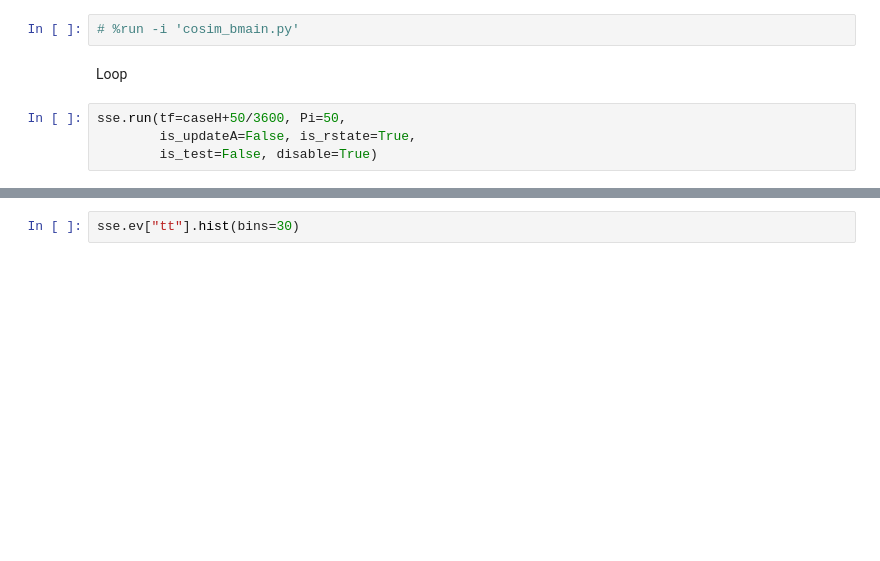
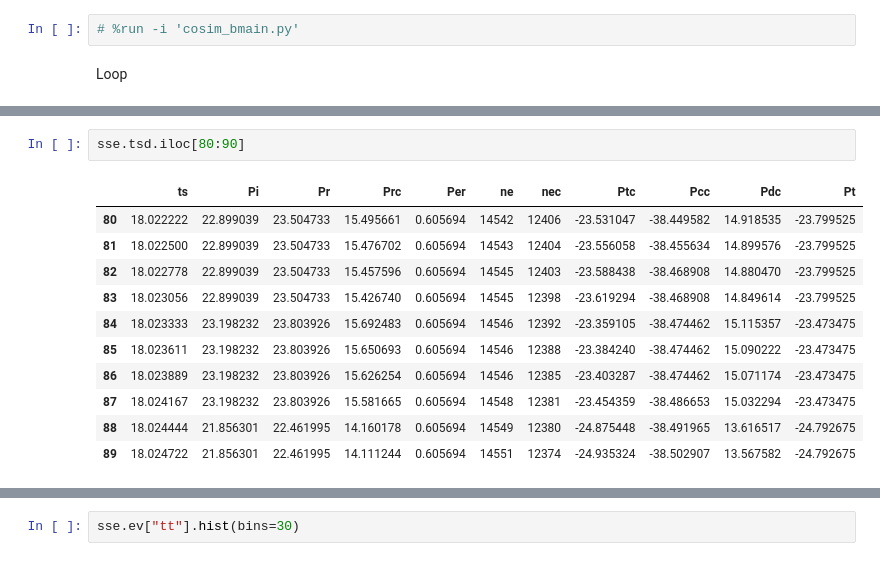
Before and after one commit to jinningwang/andes, a Jupyter notebook: jwang/notes/cosim_ev_F2_ict_test.ipynb, the cells around one changed output, grey strips where cells are left out. Drawn from its saved outputs; the diff is of its cells as text; blank space fills up the shorter version.

```diff
--- a/jwang/notes/cosim_ev_F2_ict_test.ipynb
+++ b/jwang/notes/cosim_ev_F2_ict_test.ipynb
@@ -193,7 +193,3 @@ Check convergence
 # %run -i 'cosim_bmain.py'
 # %% [markdown]
 Loop
-# %%
-sse.run(tf=caseH+50/3600, Pi=50,
-        is_updateA=False, is_rstate=True,
-        is_test=False, disable=True)
@@ -231,2 +288,16 @@ ssa.exit_code
+# %%
+sse.tsd.iloc[80:90]
+# %% [output]
+|  | ts | Pi | Pr | Prc | Per | ne | nec | Ptc | Pcc | Pdc | Pt |
+| 80 | 18.022222 | 22.899039 | 23.504733 | 15.495661 | 0.605694 | 14542 | 12406 | -23.531047 | -38.449582 | 14.918535 | -23.799525 |
+| 81 | 18.022500 | 22.899039 | 23.504733 | 15.476702 | 0.605694 | 14543 | 12404 | -23.556058 | -38.455634 | 14.899576 | -23.799525 |
+| 82 | 18.022778 | 22.899039 | 23.504733 | 15.457596 | 0.605694 | 14545 | 12403 | -23.588438 | -38.468908 | 14.880470 | -23.799525 |
+| 83 | 18.023056 | 22.899039 | 23.504733 | 15.426740 | 0.605694 | 14545 | 12398 | -23.619294 | -38.468908 | 14.849614 | -23.799525 |
+| 84 | 18.023333 | 23.198232 | 23.803926 | 15.692483 | 0.605694 | 14546 | 12392 | -23.359105 | -38.474462 | 15.115357 | -23.473475 |
+| 85 | 18.023611 | 23.198232 | 23.803926 | 15.650693 | 0.605694 | 14546 | 12388 | -23.384240 | -38.474462 | 15.090222 | -23.473475 |
+| 86 | 18.023889 | 23.198232 | 23.803926 | 15.626254 | 0.605694 | 14546 | 12385 | -23.403287 | -38.474462 | 15.071174 | -23.473475 |
+| 87 | 18.024167 | 23.198232 | 23.803926 | 15.581665 | 0.605694 | 14548 | 12381 | -23.454359 | -38.486653 | 15.032294 | -23.473475 |
+| 88 | 18.024444 | 21.856301 | 22.461995 | 14.160178 | 0.605694 | 14549 | 12380 | -24.875448 | -38.491965 | 13.616517 | -24.792675 |
+| 89 | 18.024722 | 21.856301 | 22.461995 | 14.111244 | 0.605694 | 14551 | 12374 | -24.935324 | -38.502907 | 13.567582 | -24.792675 |
 # %%
 sse.plot_agc(style='ieee')
```
Also changed, not shown: parts of 12 cells of this notebook, 3 other files.
